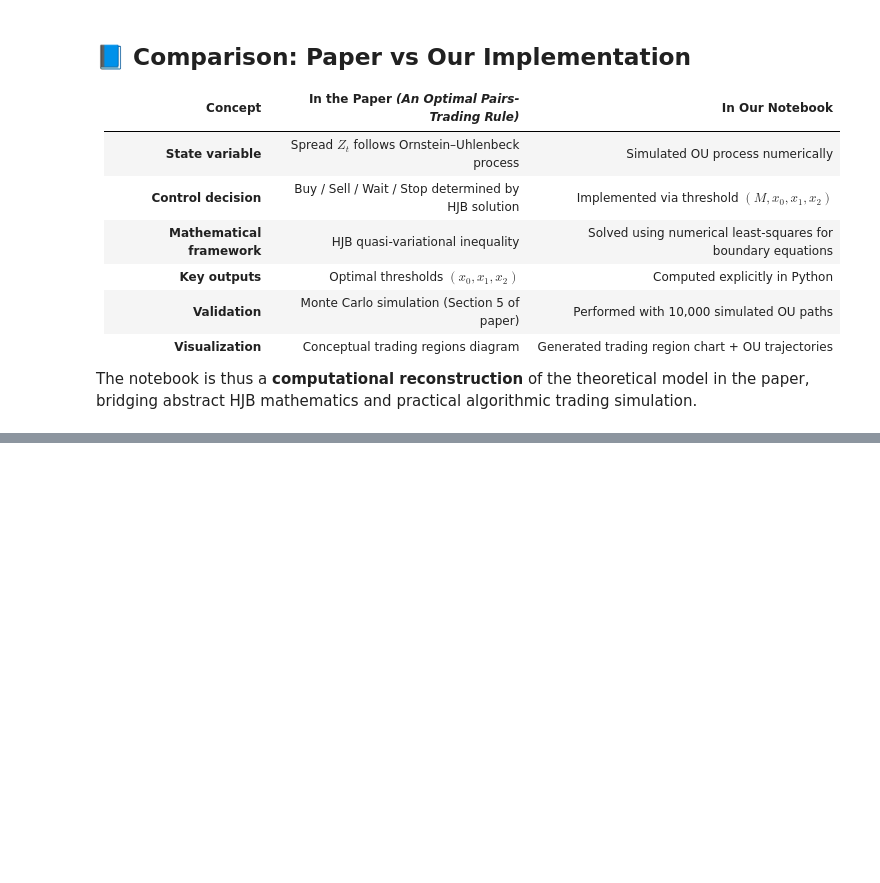
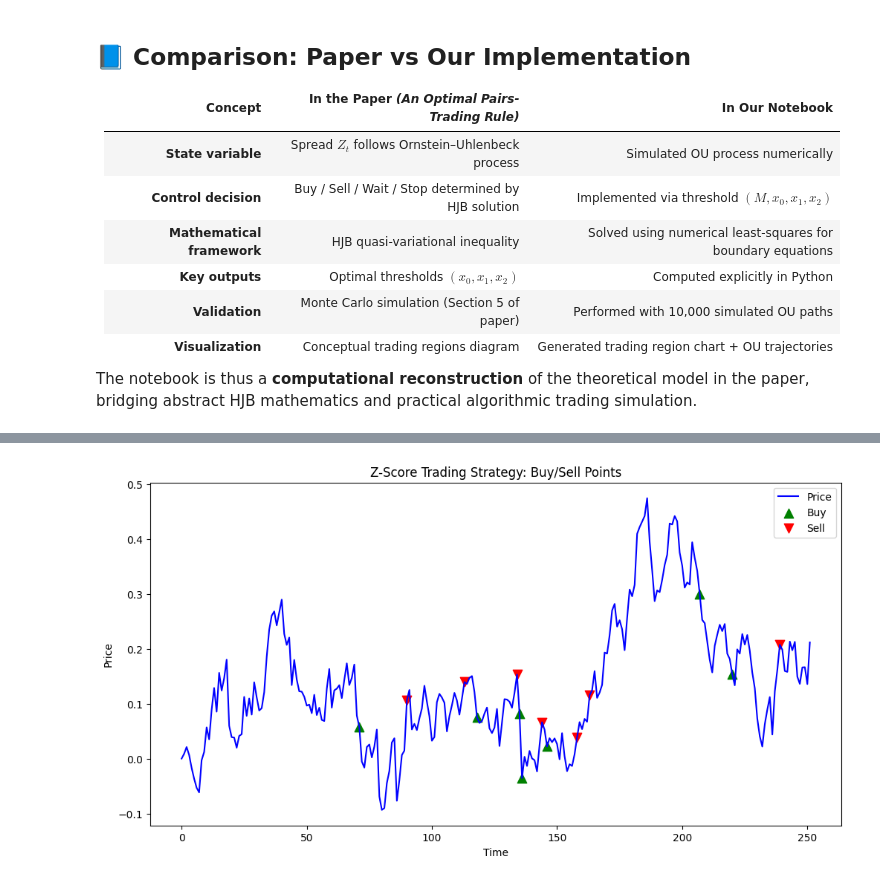
Before and after one commit to jwa172/PairTrading, a Jupyter notebook: HJB_strategy_final_summary.ipynb, the cells around one changed output, grey strips where cells are left out. Cells and saved outputs as stored; diff of their text form; code cells hidden in the pictures; blank space fills up the shorter version.

```diff
--- a/HJB_strategy_final_summary.ipynb
+++ b/HJB_strategy_final_summary.ipynb
@@ -305,0 +277,17 @@ plt.show()
+# %%
+a, b, sigma = 1.0, 0.0, 0.56
+
+n_steps = 252 * 5 # Corresponds to n years
+
+# Each time step is a single day
+dt = 1/252
+PATHS = 100000
+
+r = np.zeros((PATHS, n_steps), dtype=np.float64)
+r[:, 0] = b  # start at long-run mean (or set your own r0)
+
+factor = np.exp(-a*dt)
+for col in range(1, n_steps):
+    r[:, col] += factor*r[:, col-1] + np.random.normal(loc = b * (1-factor),
+                                                       scale = sigma * np.sqrt(0.5 / a * (1 - np.exp(-2 * a*dt))),
+                                                       size = PATHS)
@@ -305,0 +400,69 @@ plt.show()
+# %%
+import numpy as np
+import pandas as pd
+import matplotlib.pyplot as plt
+
+# --- Parameters ---
+K_entry = 1.0
+K_exit = 0.5
+K = 0.001  # transaction cost
+
+# Example data (replace r[0] with your real data)
+prices = pd.Series(r[2])
+
+# --- Compute rolling z-score ---
+L = 60
+mu = prices.rolling(L).mean()
+sig = prices.rolling(L).std(ddof=1)
+z_score = (prices - mu) / sig
+
+# --- Trading simulation ---
+capital = 0.0
+position = 'FLAT'
+buy_points = []
+sell_points = []
+
+for i in range(len(prices)):
+    if np.isnan(z_score[i]):
+        continue
+
+    z_sc = z_score[i]
+    price = prices[i]
+
+    # Entry
+    if position == 'FLAT':
+        if z_sc > K_entry:
+            position = 'SHORT'
+            capital += price * (1 - K)
+            sell_points.append((i, price))  # mark sell
+        elif z_sc < -K_entry:
+            position = 'LONG'
+            capital -= price * (1 + K)
+            buy_points.append((i, price))  # mark buy
+
+    # Exit
+    elif position == 'SHORT':
+        if -K_exit < z_sc < K_exit:
+            position = 'FLAT'
+            capital -= price * (1 + K)
+            buy_points.append((i, price))  # buy to cover
+
+    elif position == 'LONG':
+        if -K_exit < z_sc < K_exit:
+            position = 'FLAT'
+            capital += price * (1 + K)
+            sell_points.append((i, price))  # sell to close
+
+print(f"Final capital: {capital:.4f}")
+
+# --- Plot ---
+plt.figure(figsize=(12,6))
+plt.plot(prices.index, prices, label='Price', color='blue')
+plt.scatter(*zip(*buy_points), marker='^', color='green', label='Buy', s=80)
+plt.scatter(*zip(*sell_points), marker='v', color='red', label='Sell', s=80)
+plt.title("Z-Score Trading Strategy: Buy/Sell Points")
+plt.xlabel("Time")
+plt.ylabel("Price")
+plt.legend()
+plt.show()
+# %% [output]
@@ -305,0 +470 @@ plt.show()
+[figure, added]
```
Also changed, not shown: parts of 24 cells of this notebook, 1 other file.
